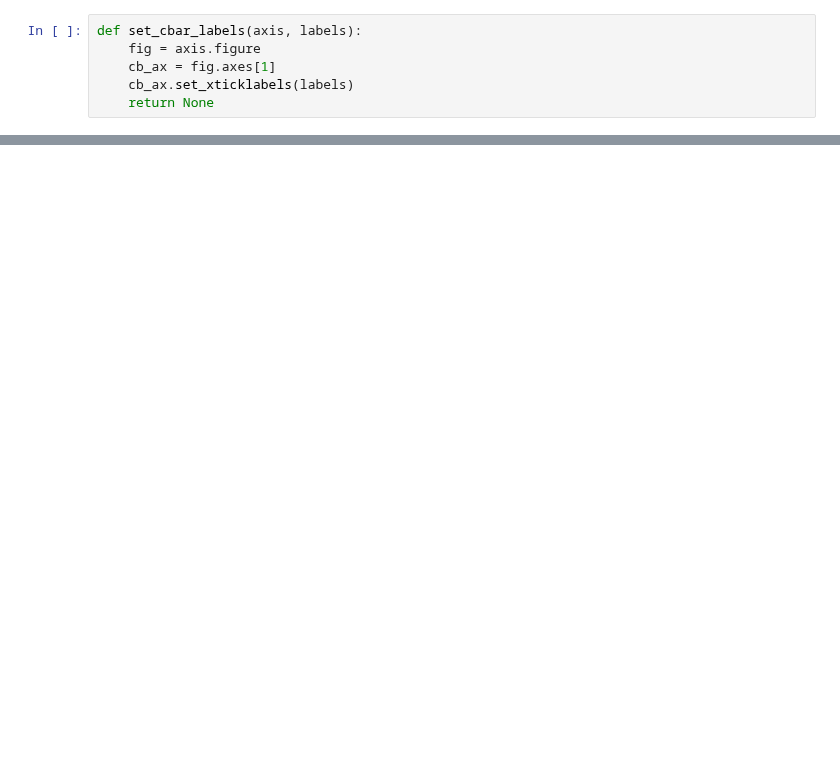
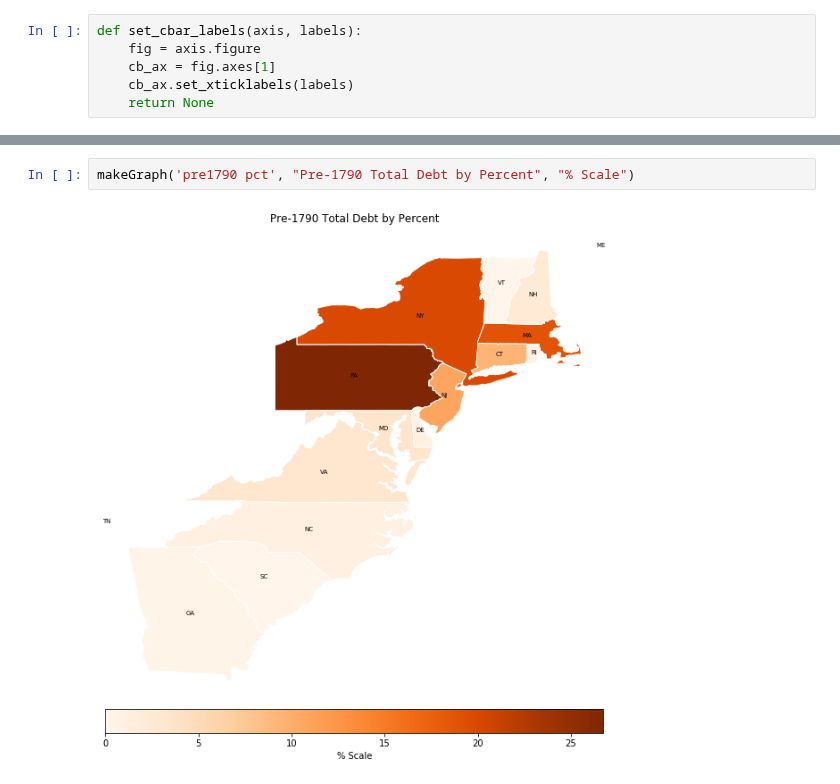
Before and after one commit to davidch2020/SPEOC-pt-1, a Jupyter notebook: State_Asset_Movement/pre1790_debt_visualization.ipynb, the cells around one changed output, grey strips where cells are left out. Saved outputs shown, nothing was run; the diff lists cells and outputs as text; blank space fills up the shorter version.

```diff
--- a/State_Asset_Movement/pre1790_debt_visualization.ipynb
+++ b/State_Asset_Movement/pre1790_debt_visualization.ipynb
@@ -136,0 +57,4 @@ plt.show()
+# %%
+makeGraph('pre1790 pct', "Pre-1790 Total Debt by Percent", "% Scale")
+# %% [output]
+[figure, added]
```
Also changed, not shown: parts of 26 cells of this notebook, 4 other files.
